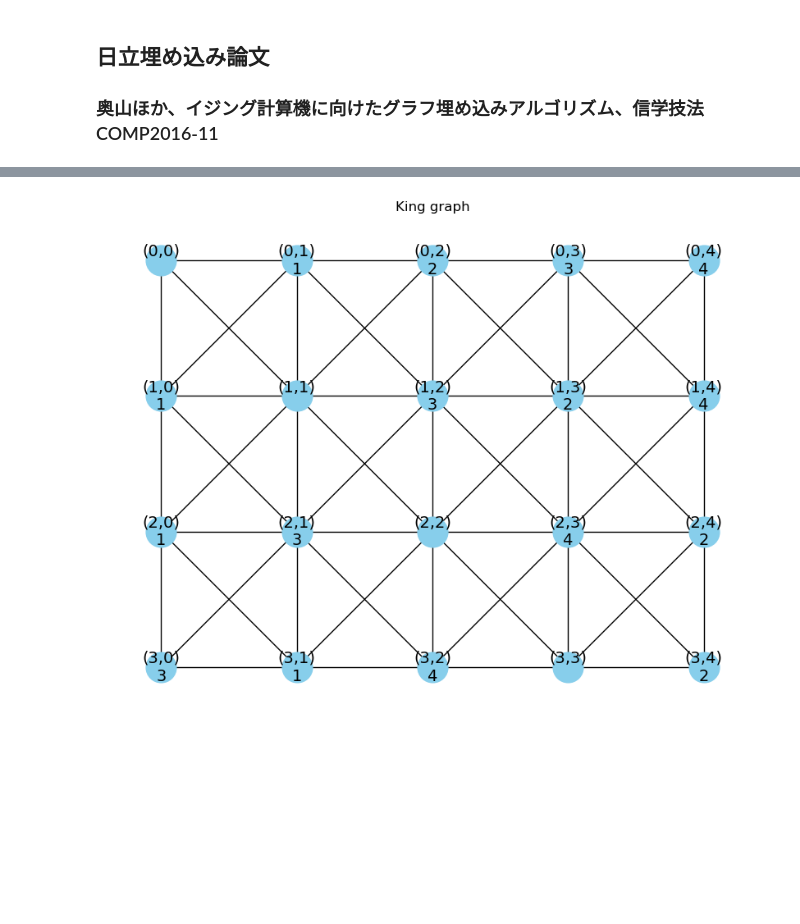
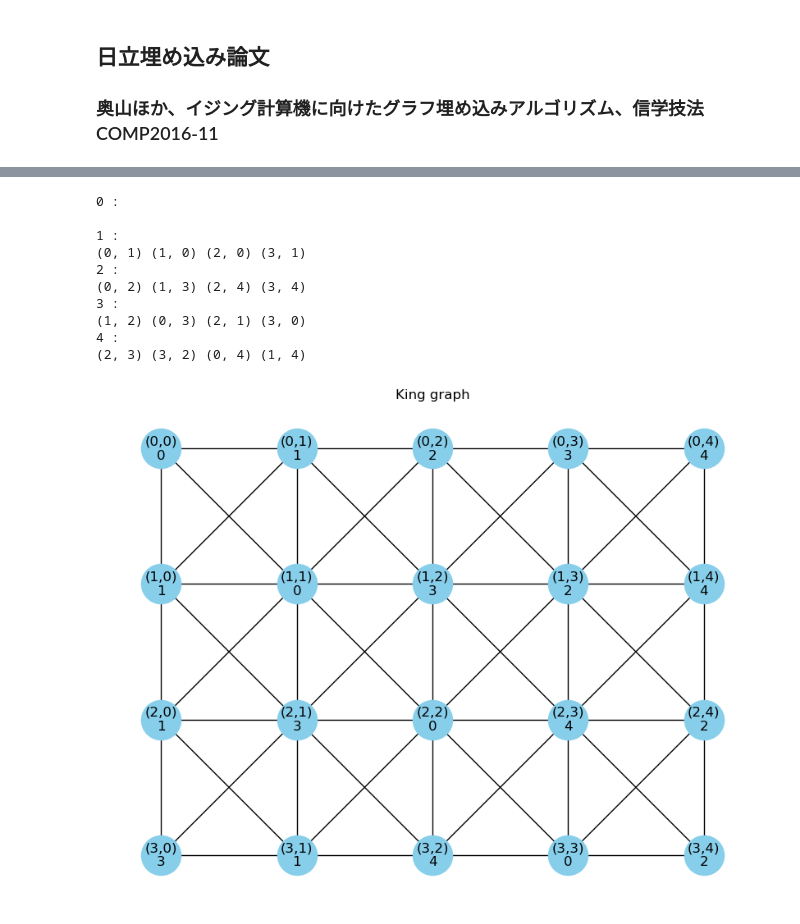
Before and after one commit to stomo0511/Graph, a Jupyter notebook: SecondExample.ipynb, the cells around one changed output, grey strips where cells are left out. Saved outputs shown, nothing was run; the diff lists cells and outputs as text; code cells hidden in the pictures; blank space fills up the shorter version.

```diff
--- a/SecondExample.ipynb
+++ b/SecondExample.ipynb
@@ -7,19 +7,21 @@ import matplotlib.pyplot as plt
 
 # 論文の図4(a)のグラフ
 
-G = nx.Graph()  # 有向グラフ (Directed Graph)
+H = nx.Graph()  # 無向グラフ (Undirected Graph)
 
 # ノードの追加
-G.add_nodes_from([0, 1, 2, 3, 4])
+H.add_nodes_from([0, 1, 2, 3, 4])
 
 # エッジの追加
-G.add_edges_from([(0, 1), (0, 2), (0, 4), (1, 2), (2, 3), (2, 4), (3, 4)])
+H.add_edges_from([(0,1), (0,2), (0,4), (1,2), (2,3), (2,4), (3,4)])
 
+###############################################################
 # PyGraphvizのcircoレイアウトを使用してノードの位置を計算
-pos = nx.drawing.nx_agraph.graphviz_layout(G, prog='circo')
+pos = nx.drawing.nx_agraph.graphviz_layout(H, prog='circo')
 
-plt.figure(figsize=(8, 6))
-nx.draw(G, pos, with_labels=True, node_size=700, node_color='skyblue', font_size=14, font_color='black')
+# グラフの描画
+plt.figure(figsize=(6, 4))
+nx.draw(H, pos, with_labels=True, node_size=1200, node_color='skyblue', font_size=14, font_color='black')
 plt.title('Graph H (Fig. 4(a) in the paper')
 plt.show()
 # %% [output]
@@ -93,21 +94,42 @@ Show_KingGraph(K, pos, labels)
 # %%
 ###############################################################
-# ノードの value 値に基づく分類
+# グラフGのノードを val 値に基づき分類
 val_grp = defaultdict(set)
-for node in K.nodes():
-    val = K.nodes[node]['value']
+for node in G.nodes():
+    val = G.nodes[node]['val']
     val_grp[val].add(node)
 
-# for gnode in G.nodes(): # 5行目
-gnode = 0
-for node in val_grp[gnode]: # 6行目
-    K.nodes[node]['value'] = ''
+# for Hnode in H_nodes: # 5行目
+# 以下の行のインデントを修正する必要あり
+Hnode = 0
+val_grp[Hnode] = set()
 
+for Hnode in H_nodes: # 5行目
+    print(Hnode, ":")
+    for node in val_grp[Hnode]: # 6行目
+        print(node, end=' ')
+    print()
+
+# for node in val_grp[Hnode]: # 6行目
+#     print(node, end=' ')
+#     G.nodes[node]['val'] = ' '
+
+Show_KingGraph(G)
 # neighbors = list(G.neighbors(gnode))
 # for nb in neighbors:
 #     print(nb)
 
-labels = {(x, y): f"({x},{y})\n{K.nodes[(x, y)]['value']}" for x, y in K.nodes()}
-Show_KingGraph(K, pos, labels)
+# labels = {(x, y): f"({x},{y})\n{K.nodes[(x, y)]['value']}" for x, y in K.nodes()}
+# Show_KingGraph(K, pos, labels)
 # %% [output]
+0 :
+
+1 :
+(0, 1) (1, 0) (2, 0) (3, 1)
+2 :
+(0, 2) (1, 3) (2, 4) (3, 4)
+3 :
+(1, 2) (0, 3) (2, 1) (3, 0)
+4 :
+(2, 3) (3, 2) (0, 4) (1, 4)
-[figure, old version]
+[figure, new version]
```
Also changed, not shown: parts of 4 cells of this notebook, 7 other files.
